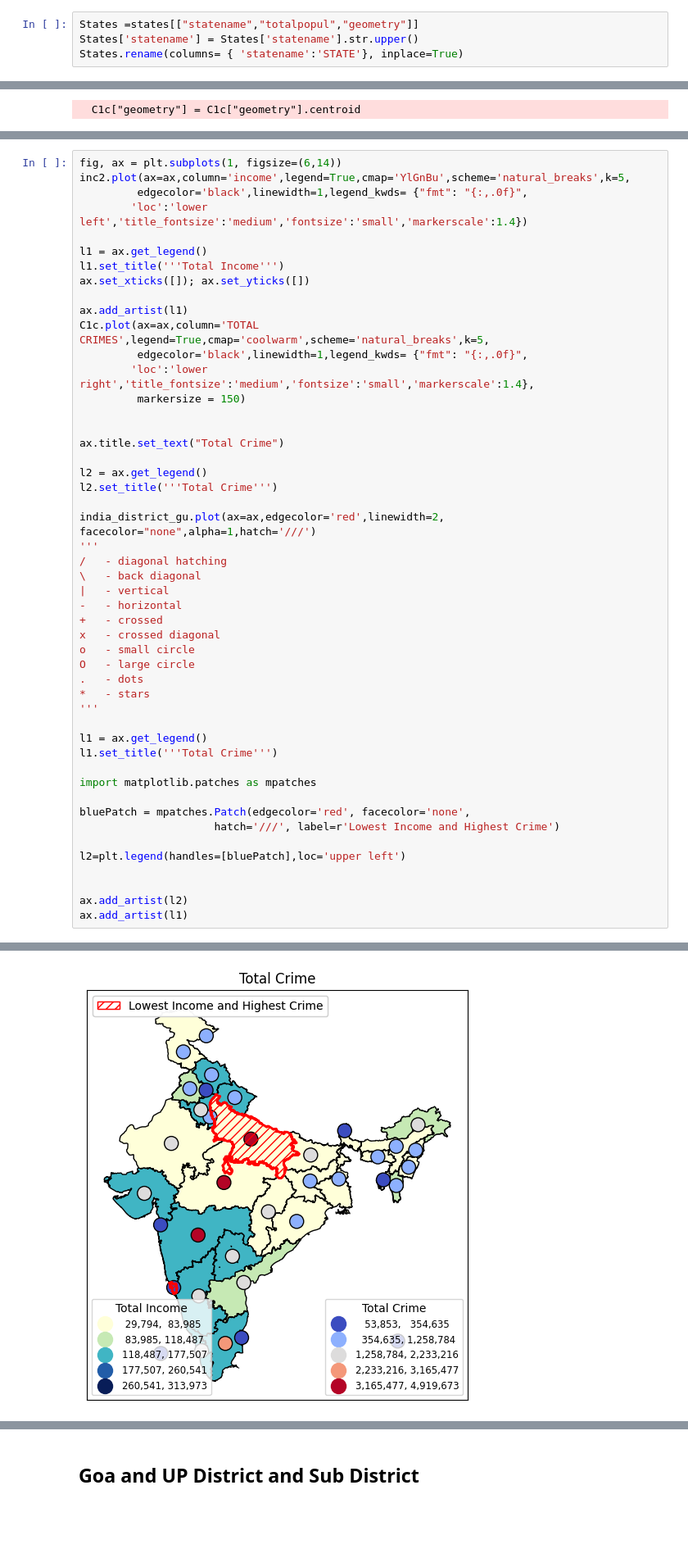
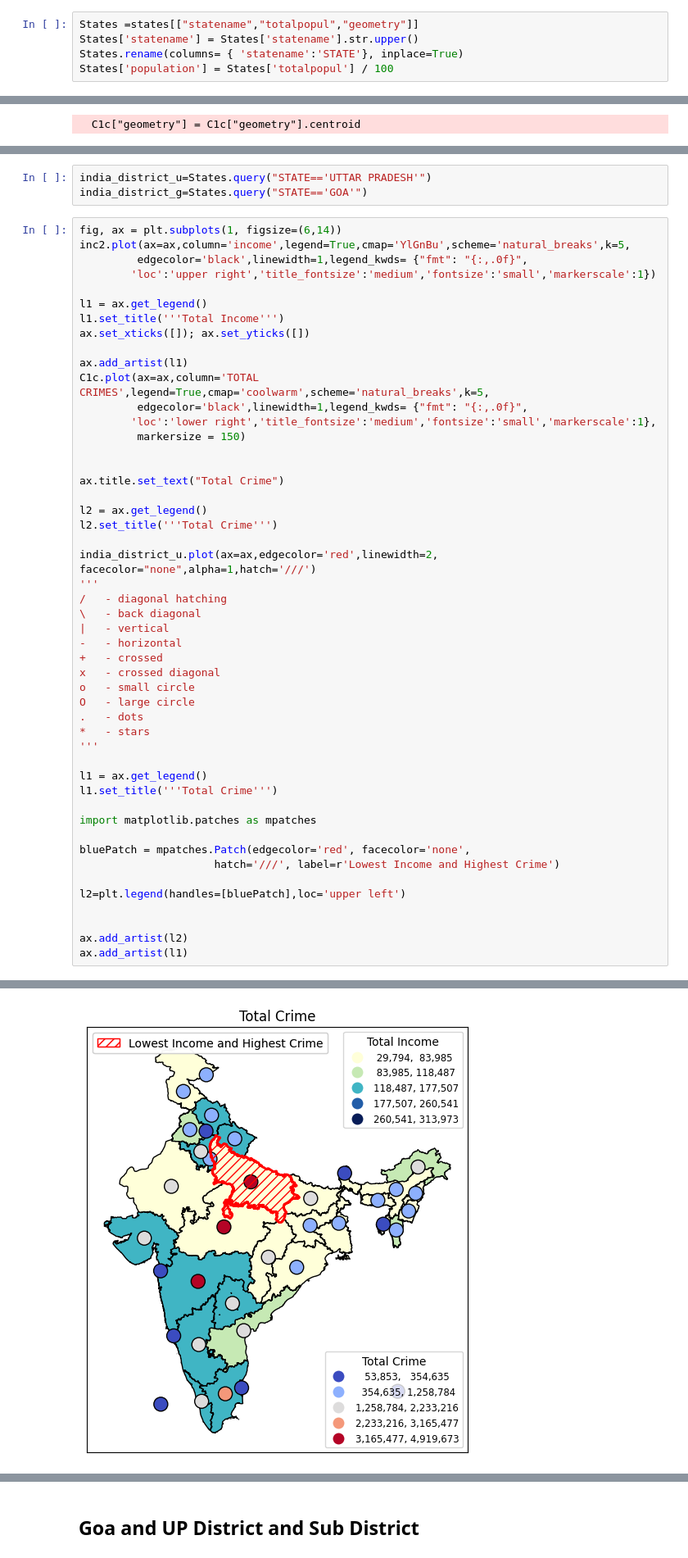
Before and after one commit to HarshGujarathi7/GISTEST, a Jupyter notebook: ps2.ipynb, the cells around one changed output, grey strips where cells are left out. Shown at 82% size. Drawn from its saved outputs; the diff is of its cells as text; blank space fills up the shorter version.

```diff
--- a/ps2.ipynb
+++ b/ps2.ipynb
@@ -163,6 +163,7 @@ states = districts.dissolve(by='statename',aggfunc='sum').reset_index()
 States =states[["statename","totalpopul","geometry"]]
 States['statename'] = States['statename'].str.upper()
 States.rename(columns= { 'statename':'STATE'}, inplace=True)
+States['population'] = States['totalpopul'] / 100
 # %% [output]
 A value is trying to be set on a copy of a slice from a DataFrame.
 Try using .loc[row_indexer,col_indexer] = value instead
@@ -573,8 +583,11 @@ india_district_gu=States.query("STATE=='GOA' | STATE=='UTTAR PRADESH'")
+# %%
+india_district_u=States.query("STATE=='UTTAR PRADESH'")
+india_district_g=States.query("STATE=='GOA'")
 # %%
 fig, ax = plt.subplots(1, figsize=(6,14))
 inc2.plot(ax=ax,column='income',legend=True,cmap='YlGnBu',scheme='natural_breaks',k=5,
          edgecolor='black',linewidth=1,legend_kwds= {"fmt": "{:,.0f}",
-        'loc':'lower left','title_fontsize':'medium','fontsize':'small','markerscale':1.4})
+        'loc':'upper right','title_fontsize':'medium','fontsize':'small','markerscale':1})
 
 l1 = ax.get_legend()
 l1.set_title('''Total Income''')
@@ -583,7 +596,7 @@ ax.set_xticks([]); ax.set_yticks([])
 ax.add_artist(l1)
 C1c.plot(ax=ax,column='TOTAL  CRIMES',legend=True,cmap='coolwarm',scheme='natural_breaks',k=5,
          edgecolor='black',linewidth=1,legend_kwds= {"fmt": "{:,.0f}",
-        'loc':'lower right','title_fontsize':'medium','fontsize':'small','markerscale':1.4},
+        'loc':'lower right','title_fontsize':'medium','fontsize':'small','markerscale':1},
          markersize = 150)
 
 
@@ -592,7 +605,7 @@ ax.title.set_text("Total Crime")
 l2 = ax.get_legend()
 l2.set_title('''Total Crime''')
 
-india_district_gu.plot(ax=ax,edgecolor='red',linewidth=2, facecolor="none",alpha=1,hatch='///')
+india_district_u.plot(ax=ax,edgecolor='red',linewidth=2, facecolor="none",alpha=1,hatch='///')
 '''
 /   - diagonal hatching
 \   - back diagonal
@@ -602,31 +615,31 @@ india_district_gu.plot(ax=ax,edgecolor='red',linewidth=2, facecolor="none",alpha
 x   - crossed diagonal
 o   - small circle
 O   - large circle
 .   - dots
 *   - stars
 '''
 
 l1 = ax.get_legend()
 l1.set_title('''Total Crime''')
 
 import matplotlib.patches as mpatches
 
 bluePatch = mpatches.Patch(edgecolor='red', facecolor='none',
                      hatch='///', label=r'Lowest Income and Highest Crime')
 
 l2=plt.legend(handles=[bluePatch],loc='upper left')
 
 
 ax.add_artist(l2)
 ax.add_artist(l1)
 # %% [output]
 <Axes: >
 []
 []
 <matplotlib.legend.Legend at 0x...>
 <Axes: >
 <Axes: title={'center': 'Total Crime'}>
 '\n/   - diagonal hatching\n\\   - back diagonal\n|   - vertical\n-   - horizontal\n+   - crossed\nx   - crossed diagonal\no   - small circle\nO   - large circle\n.   - dots\n*   - stars\n'
 <matplotlib.legend.Legend at 0x...>
 <matplotlib.legend.Legend at 0x...>
-[figure, old version]
+[figure, new version]
```
Also changed, not shown: parts of 48 cells of this notebook.
